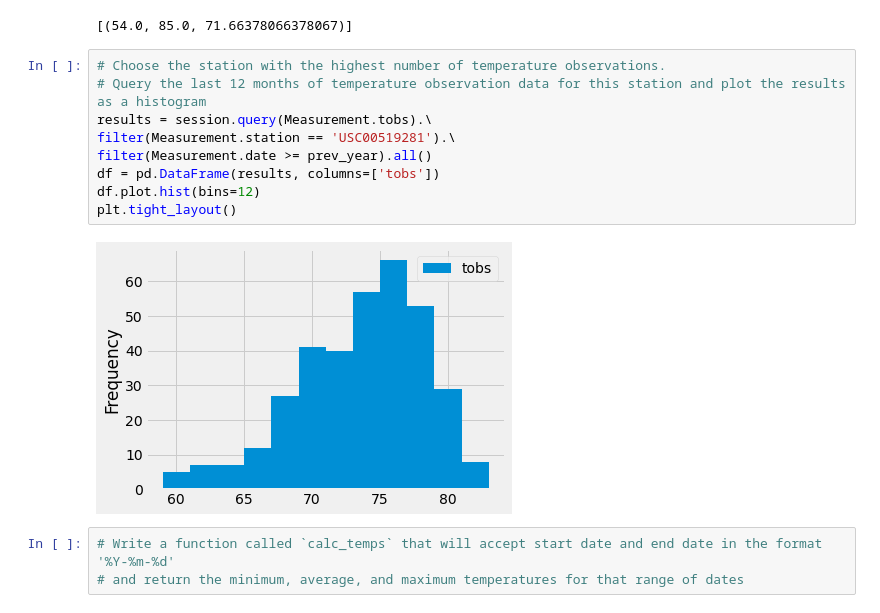
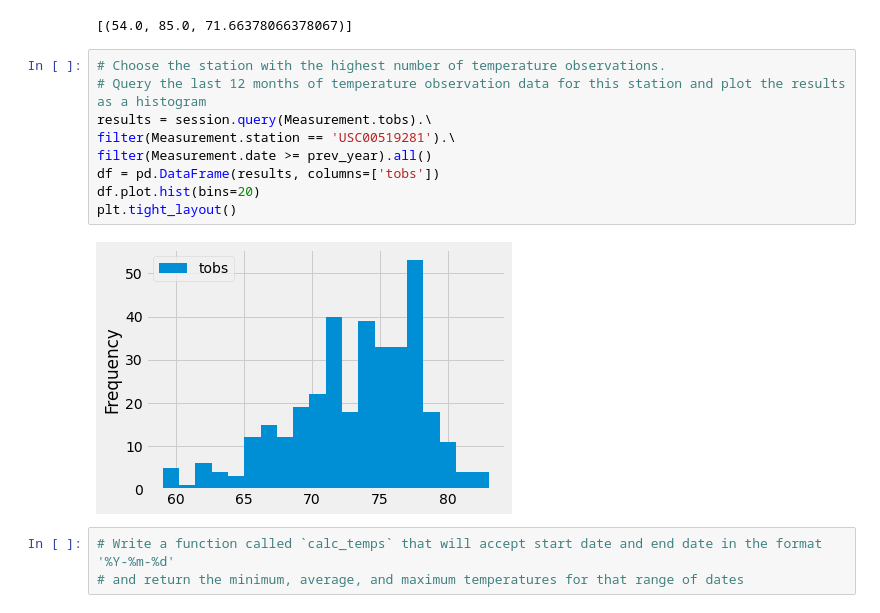
Before and after one commit to ZachMin/surfs_up, a Jupyter notebook: climate_analysis.ipynb, the cells around one changed output. Cells and saved outputs as stored; diff of their text form.

```diff
--- a/climate_analysis.ipynb
+++ b/climate_analysis.ipynb
@@ -98,14 +98,14 @@ filter(Measurement.station == 'USC00519281').all()
 # %%
 # Choose the station with the highest number of temperature observations.
 # Query the last 12 months of temperature observation data for this station and plot the results as a histogram
 results = session.query(Measurement.tobs).\
 filter(Measurement.station == 'USC00519281').\
 filter(Measurement.date >= prev_year).all()
 df = pd.DataFrame(results, columns=['tobs'])
-df.plot.hist(bins=12)
+df.plot.hist(bins=20)
 plt.tight_layout()
 # %% [output]
-[figure, old version]
+[figure, new version]
 # %%
 # Write a function called `calc_temps` that will accept start date and end date in the format '%Y-%m-%d'
 # and return the minimum, average, and maximum temperatures for that range of dates
```
